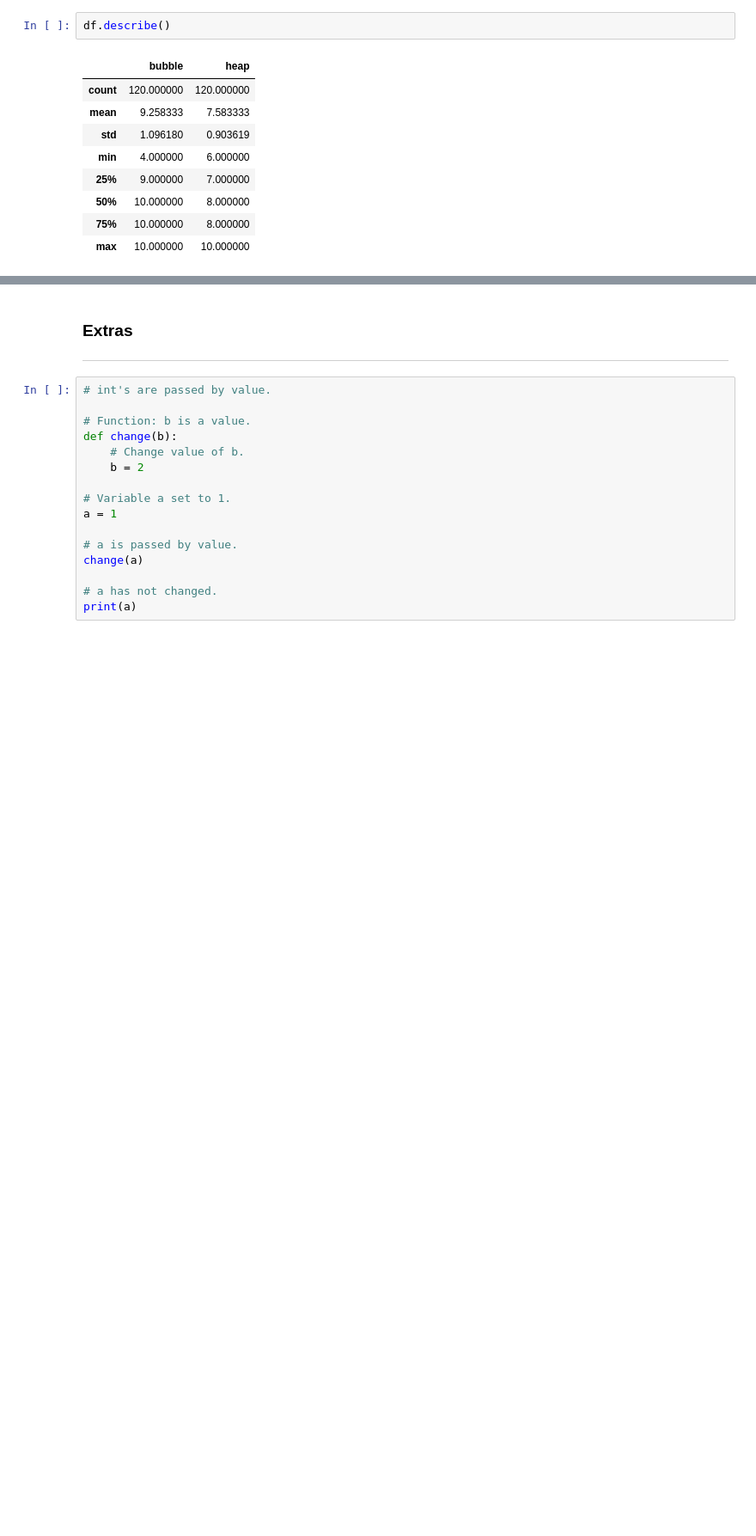
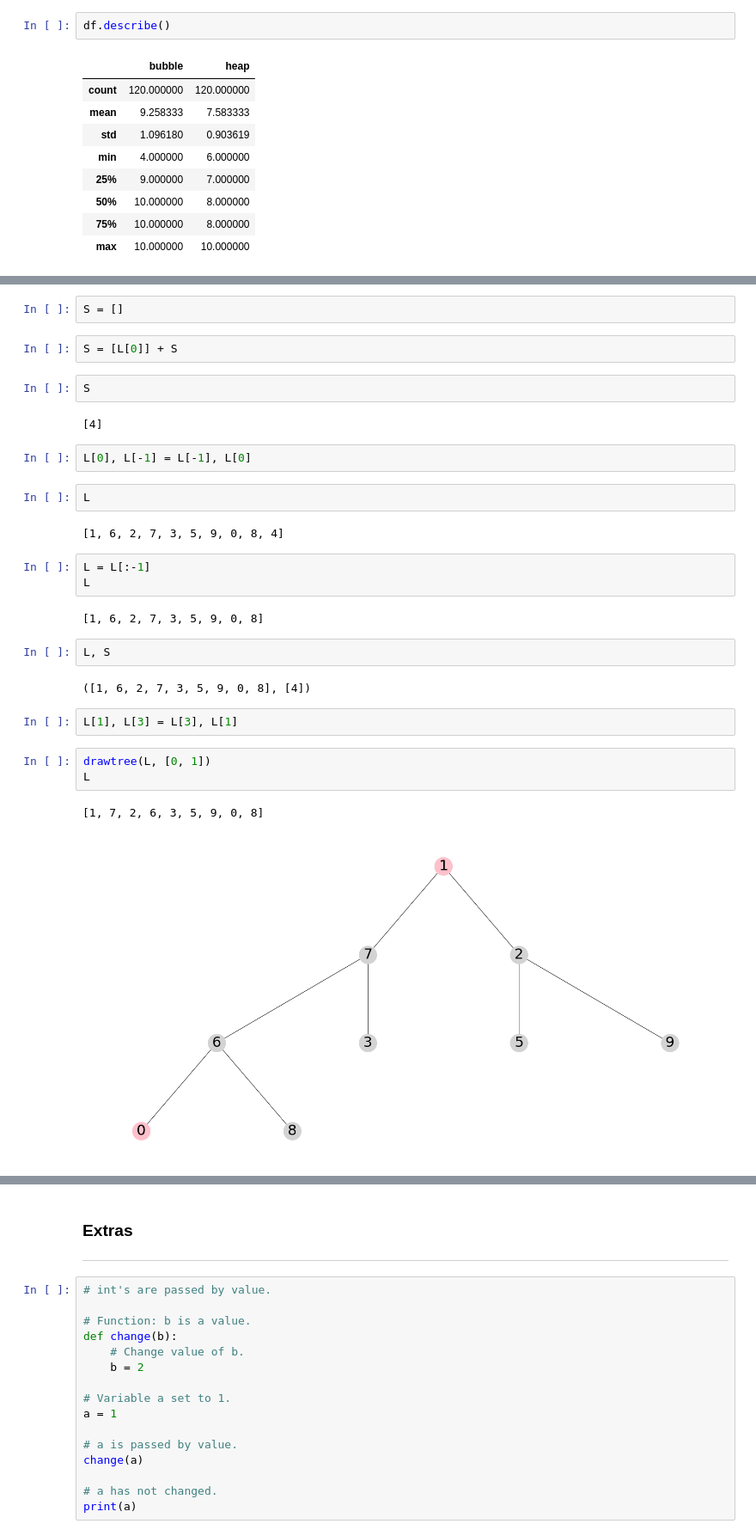
Before and after one commit to YassineJdair/GraphTheory_heapsort, a Jupyter notebook: HeapSort.ipynb, the cells around one changed output, grey strips where cells are left out. Shown: that part at 86% size. Drawn from its saved outputs; the diff is of its cells as text; blank space fills up the shorter version.

```diff
--- a/HeapSort.ipynb
+++ b/HeapSort.ipynb
@@ -458,0 +505,31 @@ df.describe()
+# %%
+S = []
+# %%
+S = [L[0]] + S
+# %%
+S
+# %% [output]
+[4]
+# %%
+L[0], L[-1] = L[-1], L[0]
+# %%
+L
+# %% [output]
+[1, 6, 2, 7, 3, 5, 9, 0, 8, 4]
+# %%
+L = L[:-1]
+L
+# %% [output]
+[1, 6, 2, 7, 3, 5, 9, 0, 8]
+# %%
+L, S
+# %% [output]
+([1, 6, 2, 7, 3, 5, 9, 0, 8], [4])
+# %%
+L[1], L[3] = L[3], L[1]
+# %%
+drawtree(L, [0, 1])
+L
+# %% [output]
+[1, 7, 2, 6, 3, 5, 9, 0, 8]
+[figure, added]
```
Also changed, not shown: parts of 16 cells of this notebook.
